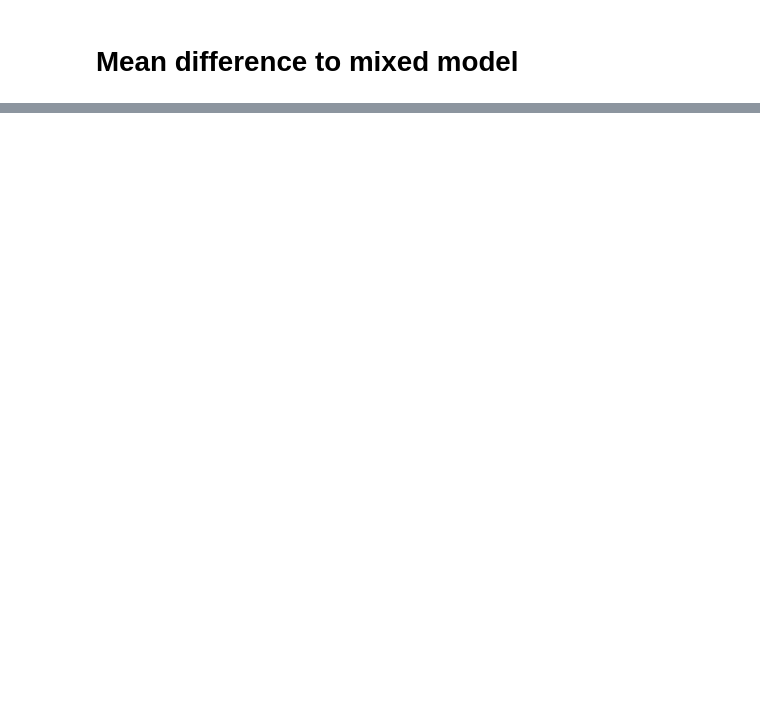
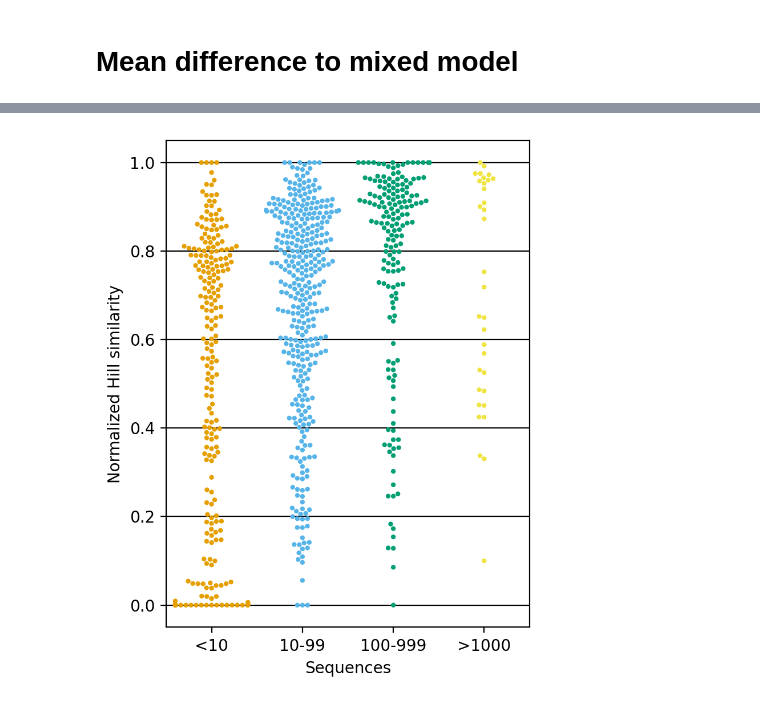
Before and after one commit to watronfire/monterey, a Jupyter notebook: notebooks/compare_output.ipynb, the cells around one changed output, grey strips where cells are left out. Saved outputs shown, nothing was run; the diff lists cells and outputs as text; code cells hidden in the pictures; blank space fills up the shorter version.

```diff
--- a/notebooks/compare_output.ipynb
+++ b/notebooks/compare_output.ipynb
@@ -334,0 +837,20 @@ plt.show()
+# %%
+fig, ax = plt.subplots( dpi=200, figsize=(4,5) )
+plot_df = orders.melt( var_name="date", value_name="value", ignore_index=False ).reset_index()
+plot_df = plot_df.dropna()
+plot_df = plot_df.merge( hill.loc[hill["kind"]=="actual1",["siteB","date", "countB"]], how="left" )
+plot_df["count_sum"] = ">1000"
+plot_df.loc[plot_df["countB"]<1000,"count_sum"] = "100-999"
+plot_df.loc[plot_df["countB"]<100,"count_sum"] = "10-99"
+plot_df.loc[plot_df["countB"]<10,"count_sum"] = "<10"
+hue_order = ["<10", "10-99", "100-999", ">1000"]
+paletee = ["#E69F00", "#56B4E9", "#009E73", "#F0E442"]
+sns.swarmplot( x="count_sum", y="value", data=plot_df, size=3, order=hue_order, palette=paletee )
+ax.grid( axis="y", zorder=1, color="black" )
+ax.set_ylabel( "Normalized Hill similarity" )
+ax.set_xlabel( "Sequences" )
+plt.tight_layout()
+plt.savefig( "hill_sampling.pdf" )
+plt.show()
+# %% [output]
+[figure, added]
```
Also changed, not shown: parts of 53 cells of this notebook, 1 other file.
